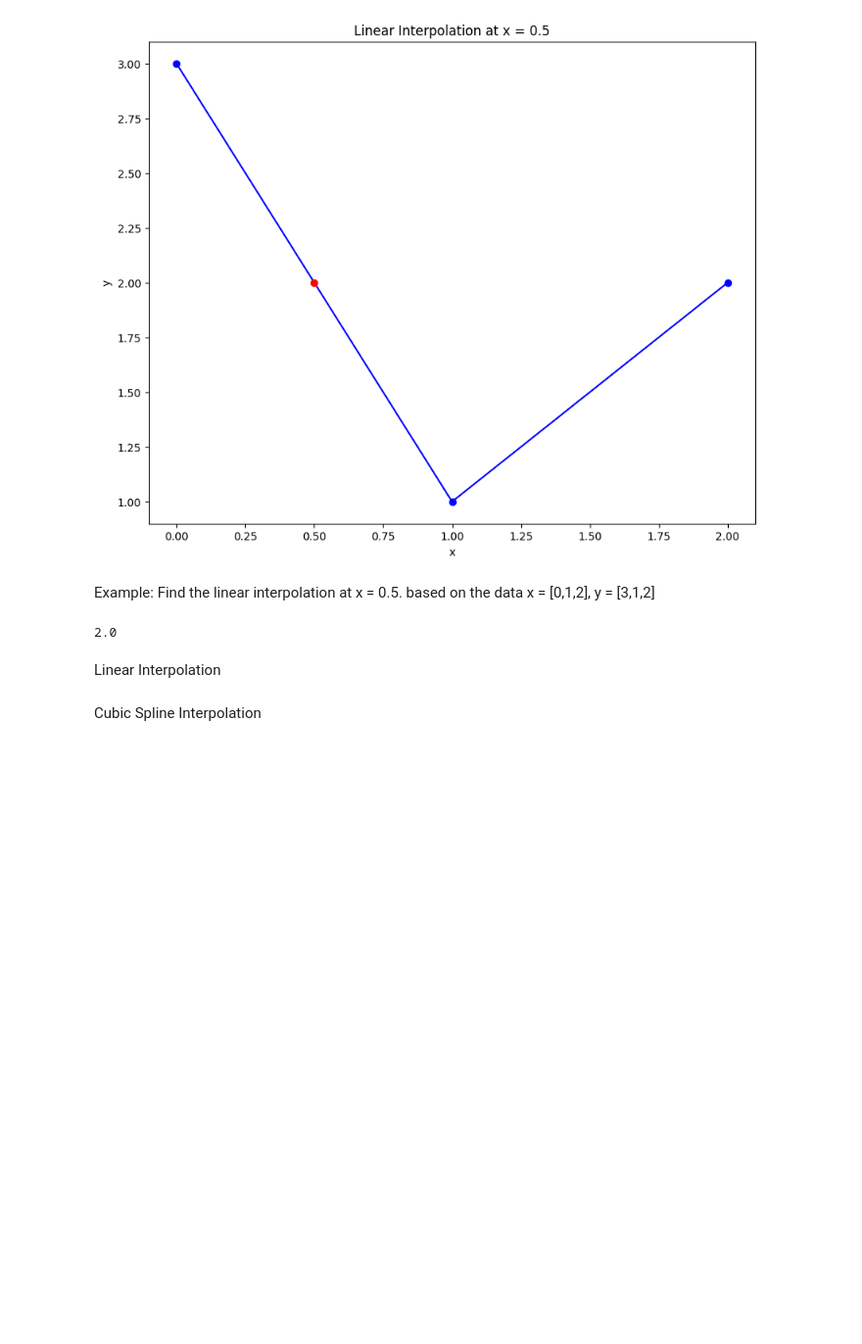
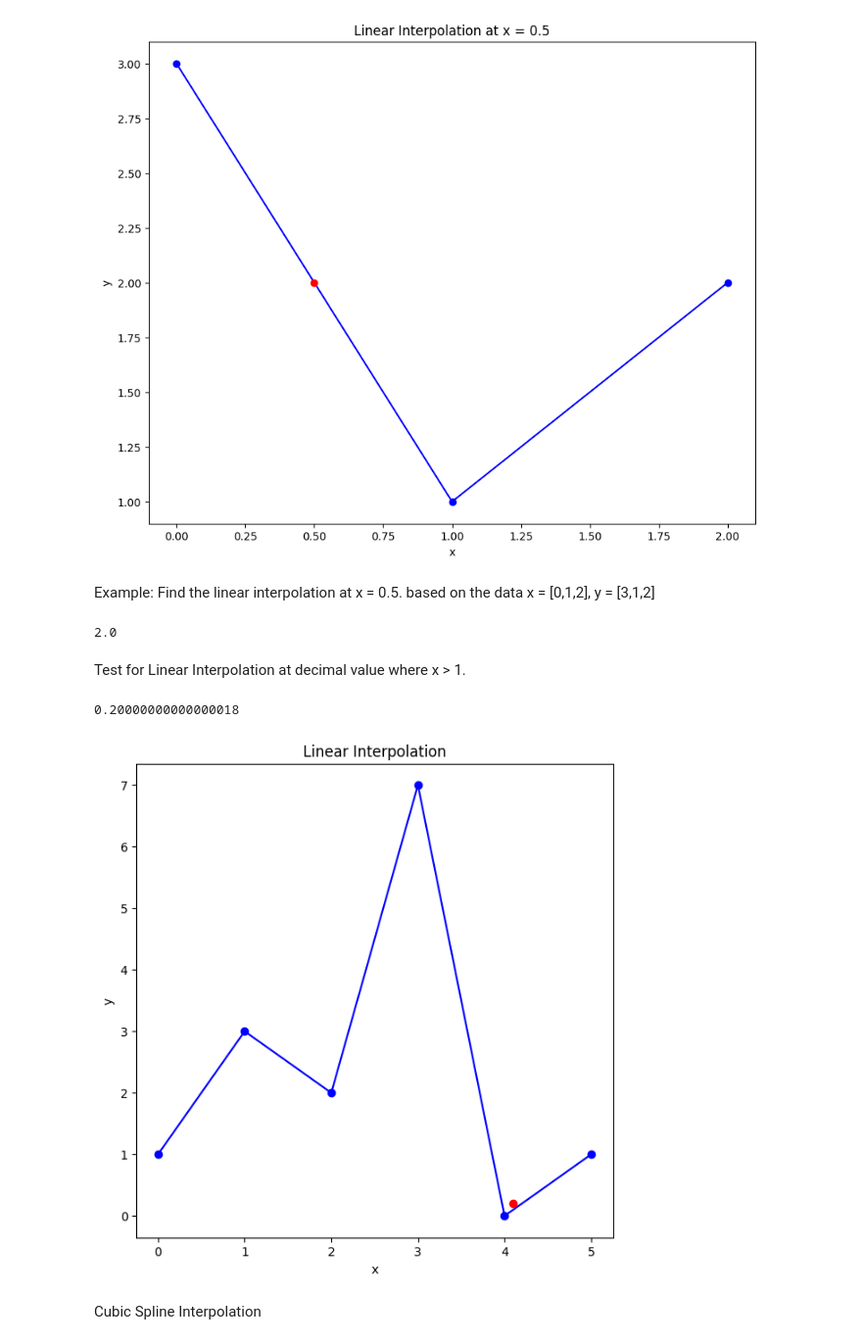
Before and after one commit to pmecwan/MAT-421, a Jupyter notebook: HW2.ipynb, the cells around one changed output. Shown at 98% size. Drawn from its saved outputs; the diff is of its cells as text; code cells hidden in the pictures; blank space fills up the shorter version.

```diff
--- a/HW2.ipynb
+++ b/HW2.ipynb
@@ -30,7 +48,28 @@ y_hat = f(0.5)
 print(y_hat)
 # %% [output]
 2.0
-# %% [markdown]
-Linear Interpolation
+# %% [markdown]
+Test for Linear Interpolation at decimal value where x > 1.
+# %%
+from scipy.interpolate import interp1d
+import matplotlib.pyplot as plt
+
+x = [0, 1, 2, 3, 4, 5]
+y = [1, 3, 2, 7, 0, 1]
+
+f = interp1d(x, y)
+y_hat = f(4.2)
+print(y_hat)
+
+plt.figure(figsize = (7,7))
+plt.plot(x, y, '-ob')
+plt.plot(4.1, y_hat, 'ro')
+plt.title('Linear Interpolation')
+plt.xlabel('x')
+plt.ylabel('y')
+plt.show()
+# %% [output]
+0.20000000000000018
+[figure, added]
 # %% [markdown]
 Cubic Spline Interpolation
```
Also changed, not shown: parts of 6 cells of this notebook.
